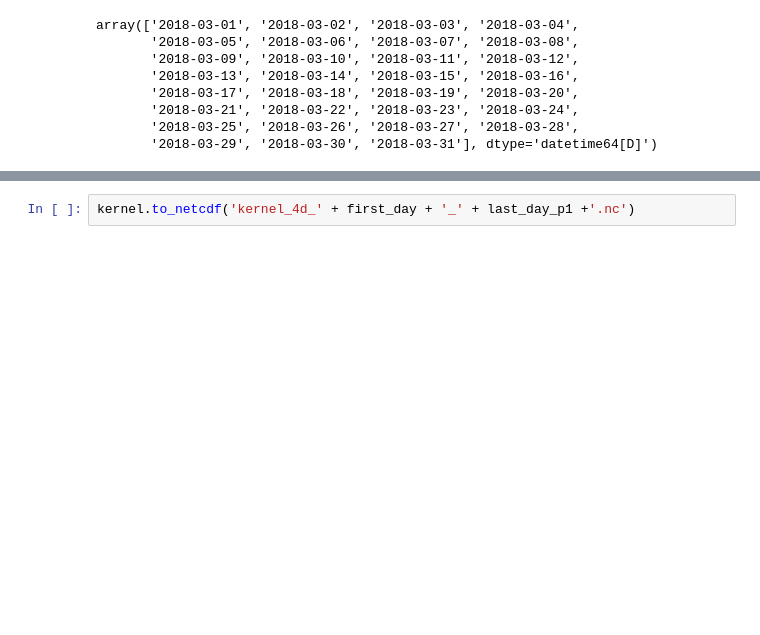
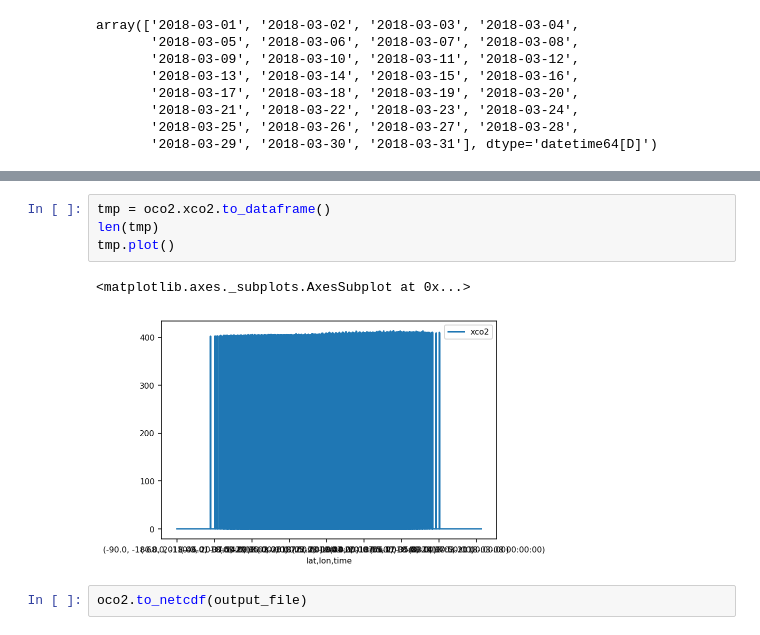
Before and after one commit to MehliyarSadiq/geoschem_simulations, a Jupyter notebook: inversion/satellite/oco-2/1.2.extract_all.ipynb, the cells around one changed output, grey strips where cells are left out. Cells and saved outputs as stored; diff of their text form; blank space fills up the shorter version.

```diff
--- a/inversion/satellite/oco-2/1.2.extract_all.ipynb
+++ b/inversion/satellite/oco-2/1.2.extract_all.ipynb
@@ -209,2 +215,9 @@ ax.set_title('OCO-2: kernel');
-# %%
-kernel.to_netcdf('kernel_4d_' + first_day + '_' + last_day_p1 +'.nc')
+# %%
+tmp = oco2.xco2.to_dataframe()
+len(tmp)
+tmp.plot()
+# %% [output]
+<matplotlib.axes._subplots.AxesSubplot at 0x...>
+[figure, added]
+# %%
+oco2.to_netcdf(output_file)
```
Also changed, not shown: parts of 15 cells of this notebook, 1 other file.
